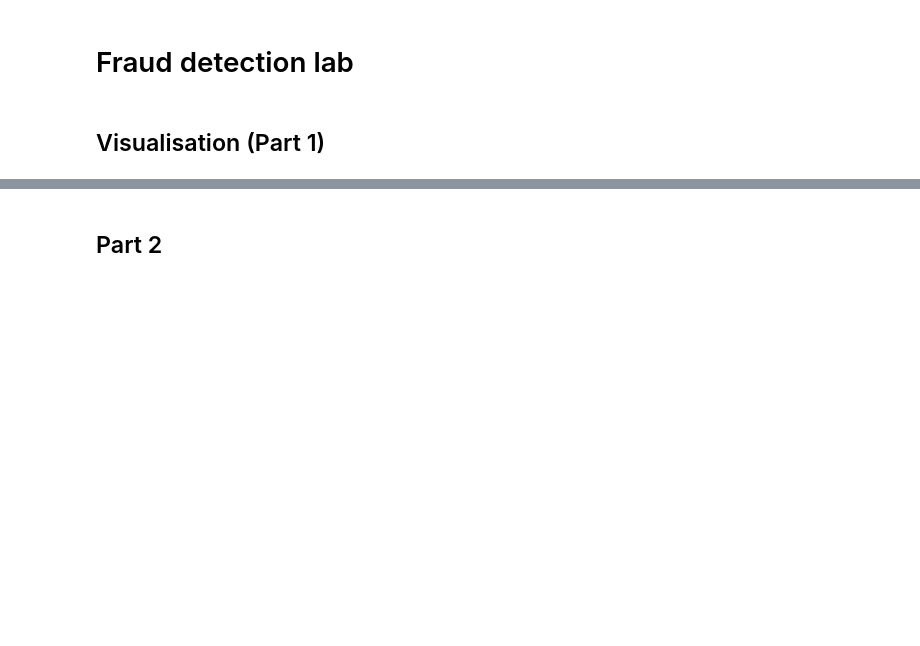
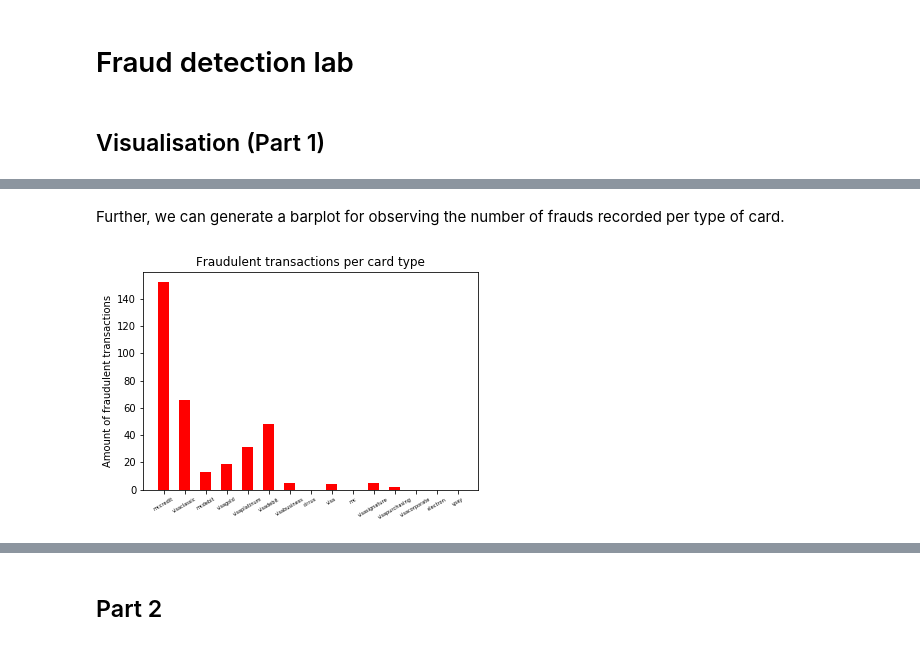
Before and after one commit to benhe119/Cyber-data-analytics_TUDelft, a Jupyter notebook: lab1/notebooks/Fraud_detection_lab.ipynb, the cells around one changed output, grey strips where cells are left out. Cells and saved outputs as stored; diff of their text form; code cells hidden in the pictures; blank space fills up the shorter version.

```diff
--- a/lab1/notebooks/Fraud_detection_lab.ipynb
+++ b/lab1/notebooks/Fraud_detection_lab.ipynb
@@ -6,0 +73,28 @@
+# %% [markdown]
+Further, we can generate a barplot for observing the number of frauds recorded per type of card.
+# %%
+categories = df['txvariantcode'].unique()
+num_of_categories = len(categories)
+fraud = []
+
+for category in categories:
+    # print(f"Category {category}")
+    cat_data = df[df['txvariantcode'] == category]
+    fraud.append(cat_data[cat_data['simple_journal'] == 'Chargeback'].shape[0])
+
+ind = np.arange(num_of_categories)    # the x locations for the groups
+width = 0.5      # the width of the bars: can also be len(x) sequence
+
+p1 = plt.bar(ind, fraud, width, color='red')
+plt.ylabel('Amount of fraudulent transactions')
+plt.title('Fraudulent transactions per card type')
+plt.xticks(ind, tuple(categories), fontsize=5)
+plt.xticks(rotation=30)
+
+# Uncomment these commands for saving the plot
+# target_img = r'../images/barplot_fraudulent_transactions.pdf'
+# plt.savefig(target_img, format='pdf')
+plt.show()
+# print(f"Image saved in 'images' folder.")
+# %% [output]
+[figure, added]
```
Also changed, not shown: parts of 28 cells of this notebook.
